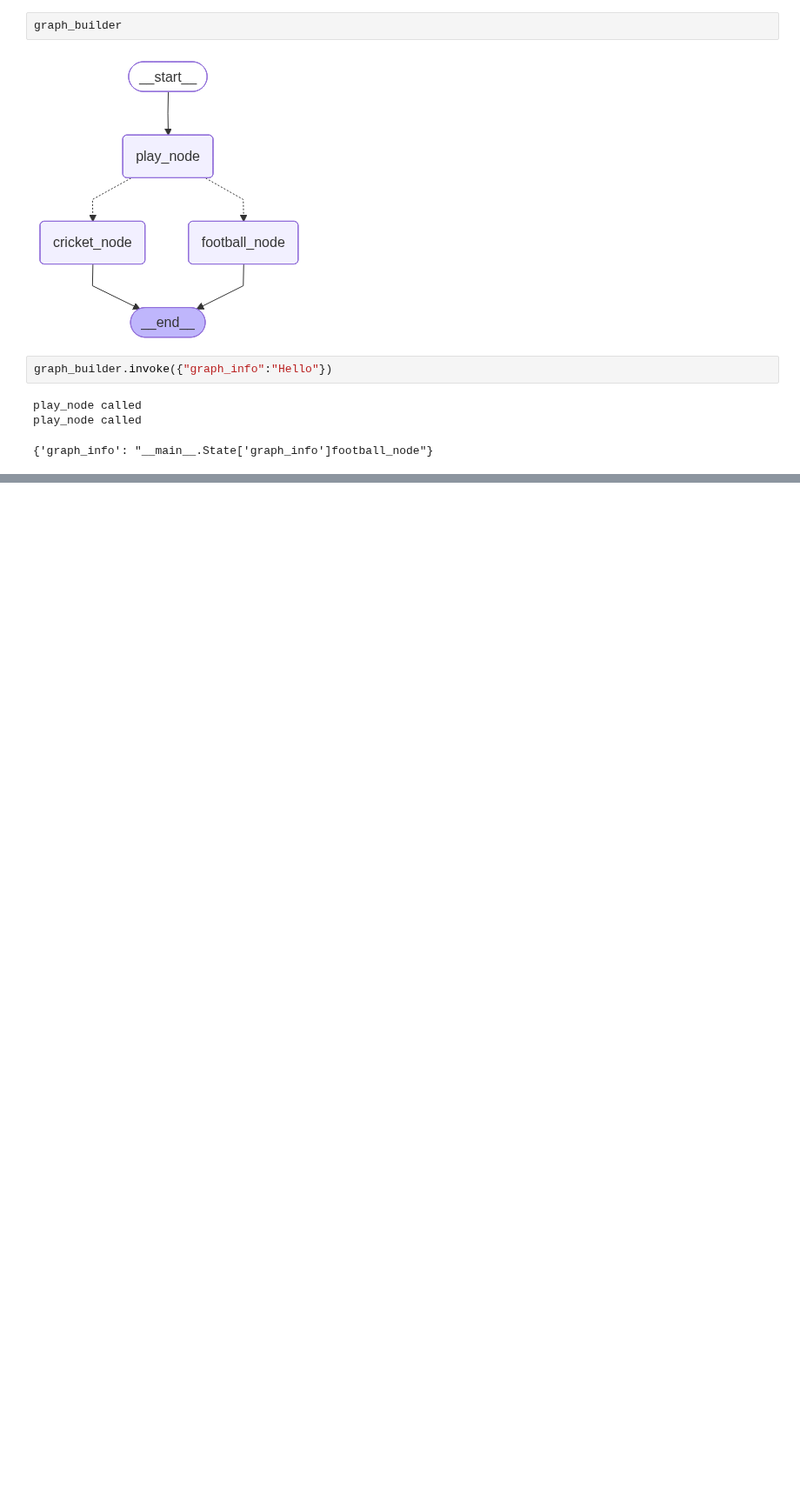
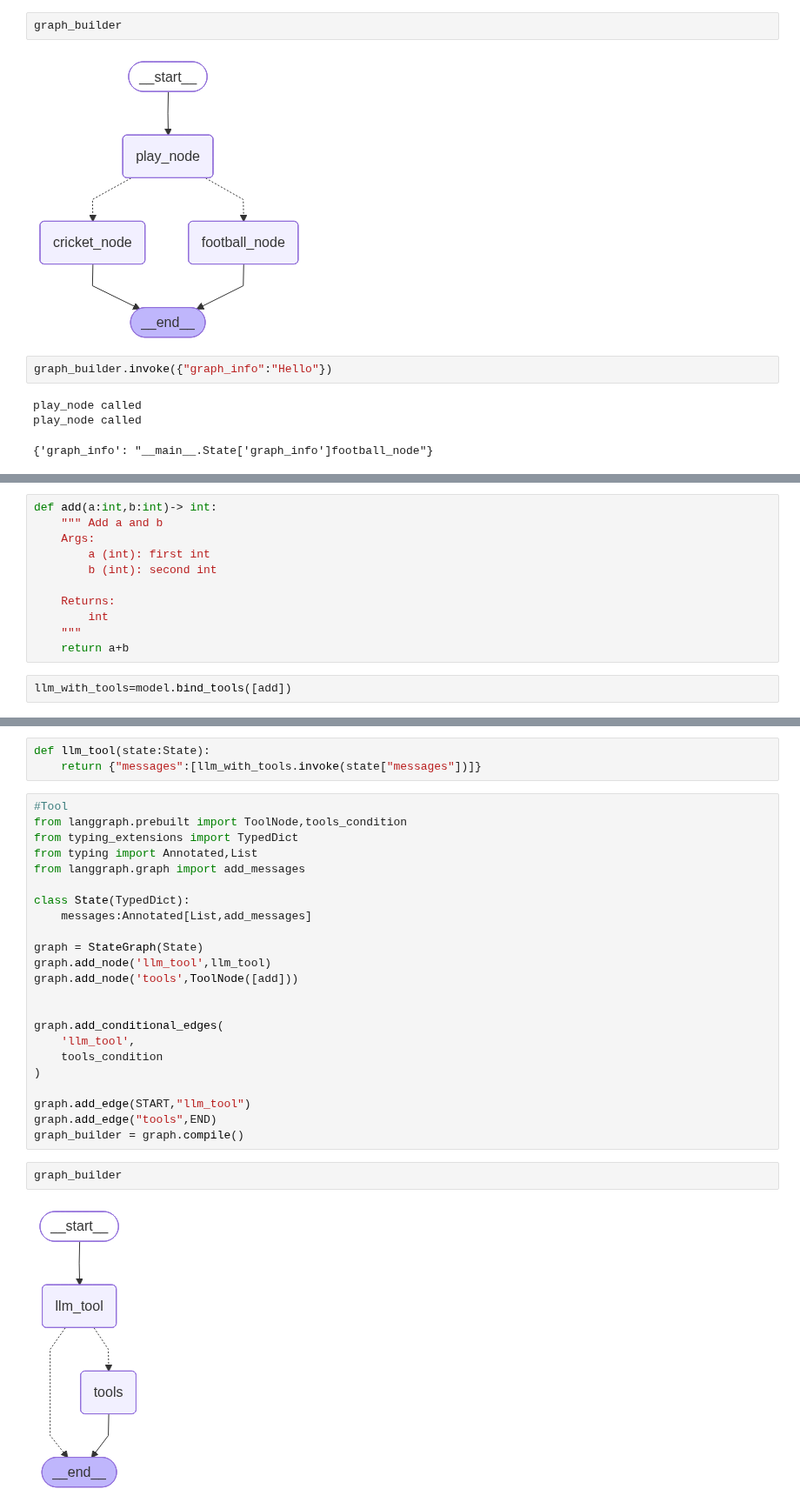
Before and after one commit to debdutta-chatterjee/AI_ML_DS_GenAI_Portfolio, a Jupyter notebook: RAG/langgraph-01.ipynb, the cells around one changed output, grey strips where cells are left out. Shown at 87% size. Drawn from its saved outputs; the diff is of its cells as text; blank space fills up the shorter version.

```diff
--- a/RAG/langgraph-01.ipynb
+++ b/RAG/langgraph-01.ipynb
@@ -55,0 +105,13 @@ play_node called
+# %%
+def add(a:int,b:int)-> int:
+    """ Add a and b
+    Args:
+        a (int): first int
+        b (int): second int
+
+    Returns:
+        int
+    """
+    return a+b
+# %%
+llm_with_tools=model.bind_tools([add])
@@ -55,0 +125,30 @@ play_node called
+# %%
+def llm_tool(state:State):
+    return {"messages":[llm_with_tools.invoke(state["messages"])]}
+# %%
+#Tool
+from langgraph.prebuilt import ToolNode,tools_condition
+from typing_extensions import TypedDict
+from typing import Annotated,List
+from langgraph.graph import add_messages
+
+class State(TypedDict):
+    messages:Annotated[List,add_messages]
+
+graph = StateGraph(State)
+graph.add_node('llm_tool',llm_tool)
+graph.add_node('tools',ToolNode([add]))
+
+
+graph.add_conditional_edges(
+    'llm_tool',
+    tools_condition
+)
+
+graph.add_edge(START,"llm_tool")
+graph.add_edge("tools",END)
+graph_builder = graph.compile()
+# %%
+graph_builder
+# %% [output]
+[figure, added]
```
Also changed, not shown: parts of 7 cells of this notebook.
